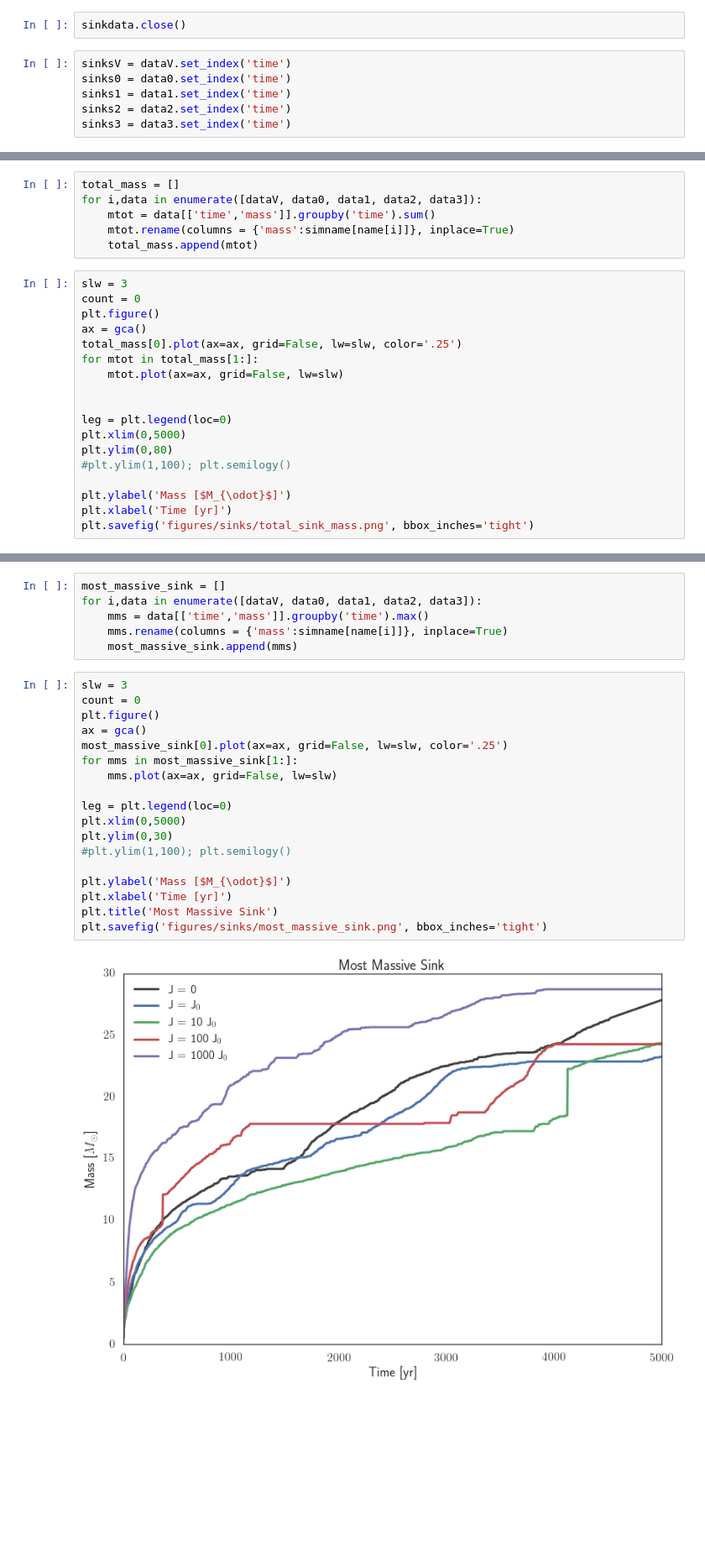
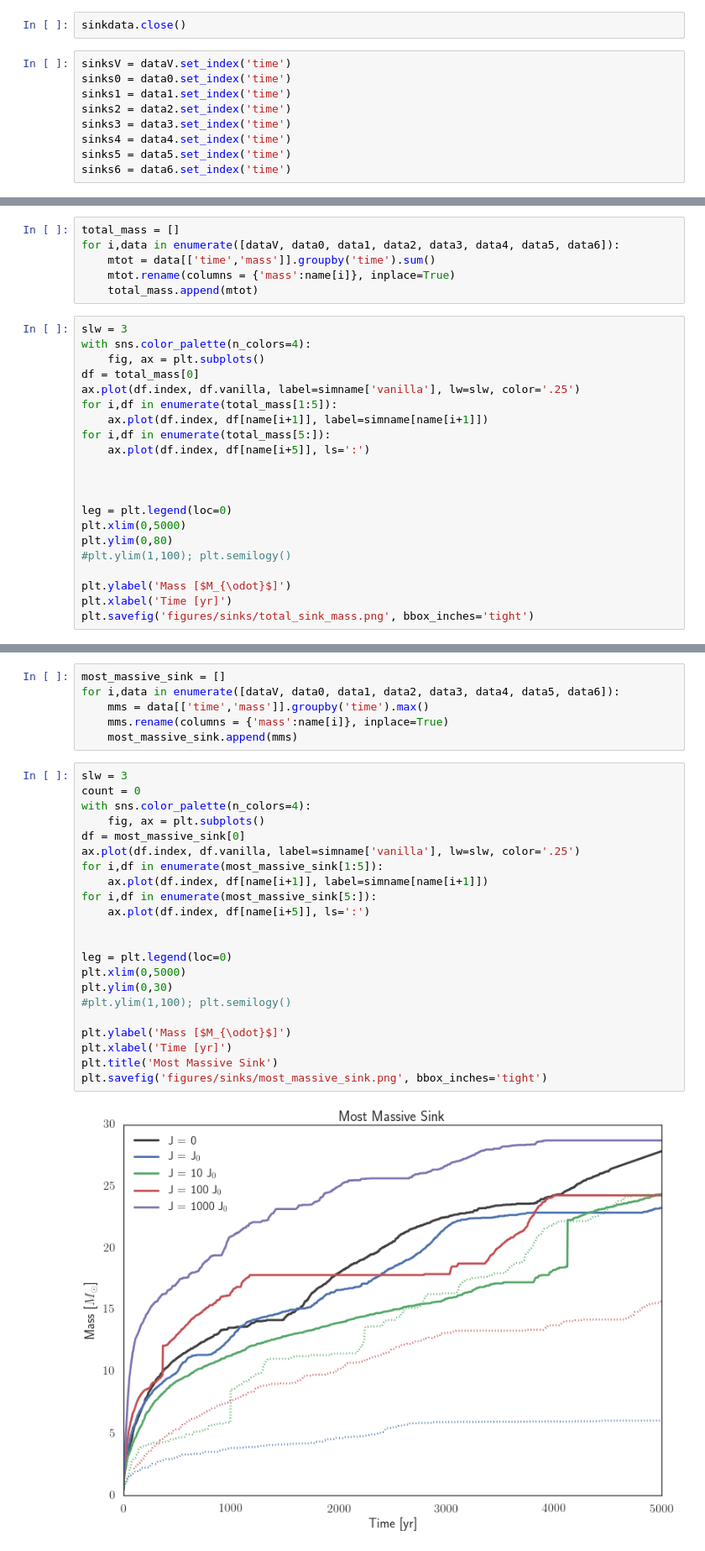
Before and after one commit to hummel/xray_notebooks, a Jupyter notebook: Sinks-tau.ipynb, the cells around one changed output, grey strips where cells are left out. Shown: that part at 84% size. Drawn from its saved outputs; the diff is of its cells as text; blank space fills up the shorter version.

```diff
--- a/Sinks-tau.ipynb
+++ b/Sinks-tau.ipynb
@@ -60,6 +66,9 @@ sinks0 = data0.set_index('time')
 sinks1 = data1.set_index('time')
 sinks2 = data2.set_index('time')
 sinks3 = data3.set_index('time')
+sinks4 = data4.set_index('time')
+sinks5 = data5.set_index('time')
+sinks6 = data6.set_index('time')
 # %%
 fig = plt.figure(2, figsize=(12,8))
 ax0 = fig.add_subplot(221)
@@ -104,18 +118,21 @@ fig.savefig('figures/sinks/sink_masses.png', bbox_inches='tight')
 [figure]
 # %%
 total_mass = []
-for i,data in enumerate([dataV, data0, data1, data2, data3]):
+for i,data in enumerate([dataV, data0, data1, data2, data3, data4, data5, data6]):
     mtot = data[['time','mass']].groupby('time').sum()
-    mtot.rename(columns = {'mass':simname[name[i]]}, inplace=True)
+    mtot.rename(columns = {'mass':name[i]}, inplace=True)
     total_mass.append(mtot)
 # %%
 slw = 3
-count = 0
-plt.figure()
-ax = gca()
-total_mass[0].plot(ax=ax, grid=False, lw=slw, color='.25')
-for mtot in total_mass[1:]:
-    mtot.plot(ax=ax, grid=False, lw=slw)
+with sns.color_palette(n_colors=4):
+    fig, ax = plt.subplots()
+df = total_mass[0]
+ax.plot(df.index, df.vanilla, label=simname['vanilla'], lw=slw, color='.25')
+for i,df in enumerate(total_mass[1:5]):
+    ax.plot(df.index, df[name[i+1]], label=simname[name[i+1]])
+for i,df in enumerate(total_mass[5:]):
+    ax.plot(df.index, df[name[i+5]], ls=':')
+
 
 
 leg = plt.legend(loc=0)
@@ -131,29 +148,33 @@ plt.savefig('figures/sinks/total_sink_mass.png', bbox_inches='tight')
 # %%
 most_massive_sink = []
-for i,data in enumerate([dataV, data0, data1, data2, data3]):
+for i,data in enumerate([dataV, data0, data1, data2, data3, data4, data5, data6]):
     mms = data[['time','mass']].groupby('time').max()
-    mms.rename(columns = {'mass':simname[name[i]]}, inplace=True)
+    mms.rename(columns = {'mass':name[i]}, inplace=True)
     most_massive_sink.append(mms)
 # %%
 slw = 3
 count = 0
-plt.figure()
-ax = gca()
-most_massive_sink[0].plot(ax=ax, grid=False, lw=slw, color='.25')
-for mms in most_massive_sink[1:]:
-    mms.plot(ax=ax, grid=False, lw=slw)
+with sns.color_palette(n_colors=4):
+    fig, ax = plt.subplots()
+df = most_massive_sink[0]
+ax.plot(df.index, df.vanilla, label=simname['vanilla'], lw=slw, color='.25')
+for i,df in enumerate(most_massive_sink[1:5]):
+    ax.plot(df.index, df[name[i+1]], label=simname[name[i+1]])
+for i,df in enumerate(most_massive_sink[5:]):
+    ax.plot(df.index, df[name[i+5]], ls=':')
+
 
 leg = plt.legend(loc=0)
 plt.xlim(0,5000)
 plt.ylim(0,30)
 #plt.ylim(1,100); plt.semilogy()
 
 plt.ylabel('Mass [$M_{\odot}$]')
 plt.xlabel('Time [yr]')
 plt.title('Most Massive Sink')
 plt.savefig('figures/sinks/most_massive_sink.png', bbox_inches='tight')
 # %% [output]
-[figure, old version]
+[figure, new version]
 # %%
 slw = 3
 
```
Also changed, not shown: parts of 5 cells of this notebook.
